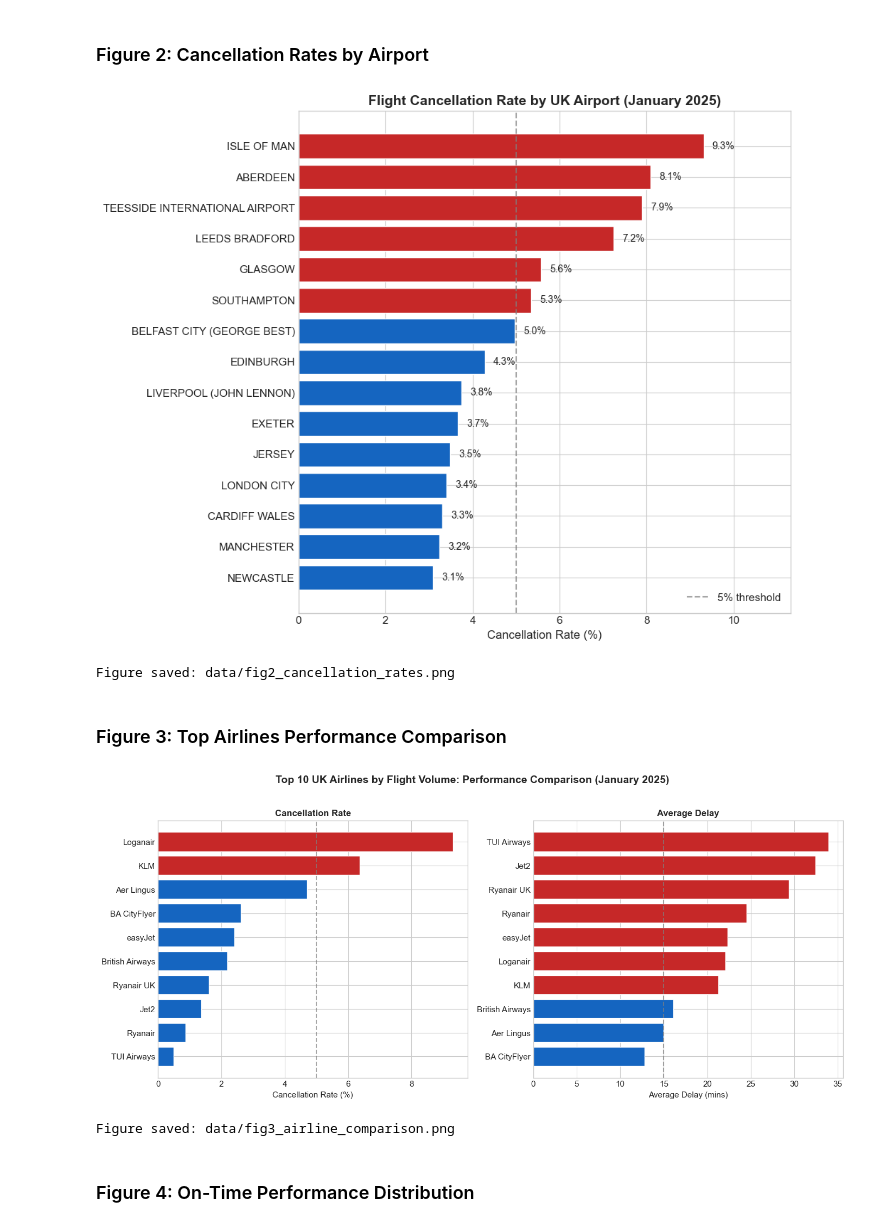
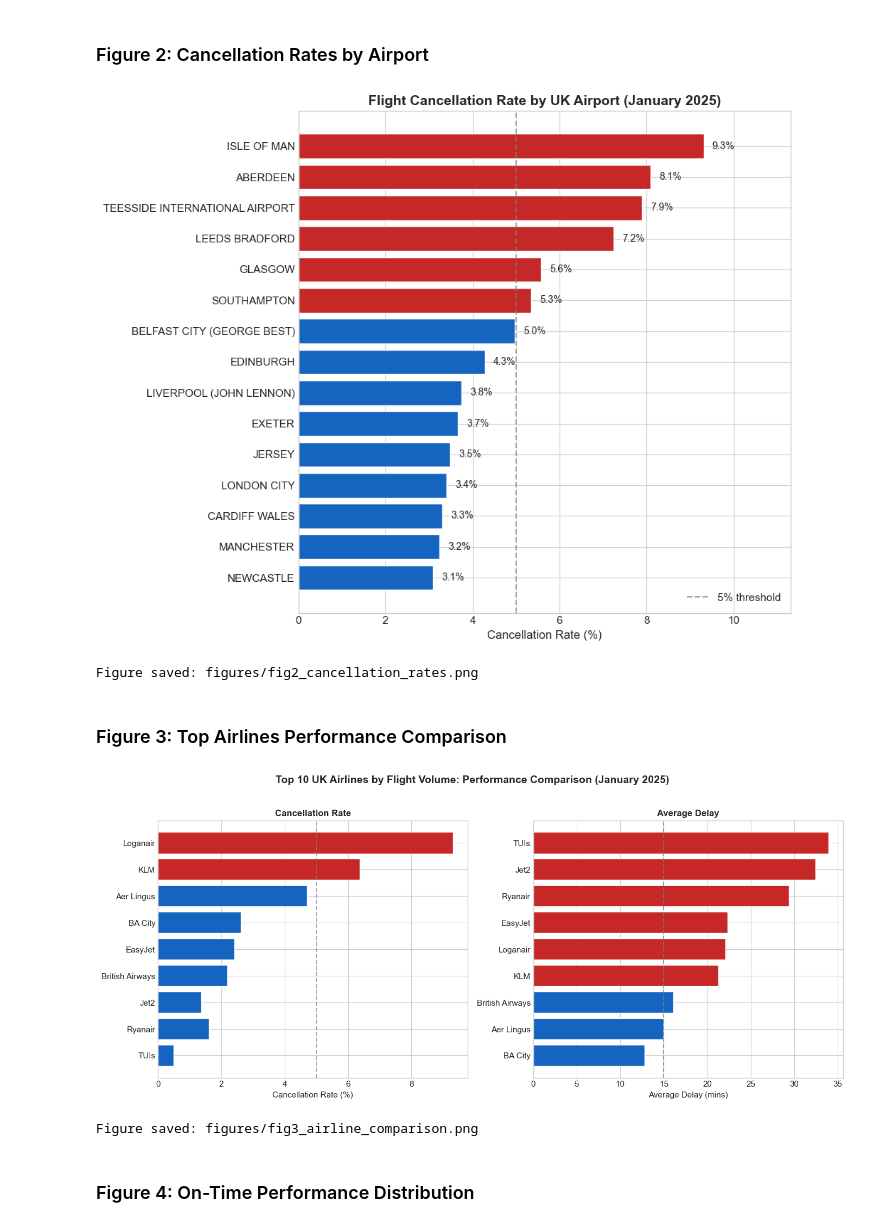
Before and after one commit to BP0323928/UK-Flight-Punctuality-Analysis-January-2025, a Jupyter notebook: uk_flight_punctuality_analysis.ipynb, the cells around one changed output. Cells and saved outputs as stored; diff of their text form; code cells hidden in the pictures.

```diff
--- a/uk_flight_punctuality_analysis.ipynb
+++ b/uk_flight_punctuality_analysis.ipynb
@@ -277,13 +277,13 @@ ax.legend(loc='lower right')
 ax.set_xlim(0, max(cancel_data['cancellation_rate']) + 2)
 
 plt.tight_layout()
-plt.savefig('data//fig2_cancellation_rates.png', dpi=150, bbox_inches='tight')
+plt.savefig('figures//fig2_cancellation_rates.png', dpi=150, bbox_inches='tight')
 plt.show()
 
-print("Figure saved: data/fig2_cancellation_rates.png")
+print("Figure saved: figures/fig2_cancellation_rates.png")
 # %% [output]
 [figure]
-Figure saved: data/fig2_cancellation_rates.png
+Figure saved: figures/fig2_cancellation_rates.png
 # %% [markdown]
 ### Figure 3: Top Airlines Performance Comparison
 # %%
@@ -294,47 +294,46 @@ top10 = top10.sort_values('cancellation_rate', ascending=True)
 # Shorten airline names for display
 name_map = {
     'BRITISH AIRWAYS PLC': 'British Airways',
-    'EASYJET UK LTD': 'easyJet',
+    'EASYJET UK LTD': 'EasyJet',
     'RYANAIR': 'Ryanair',
     'JET2.COM LTD': 'Jet2',
     'AER LINGUS': 'Aer Lingus',
     'LOGANAIR LTD': 'Loganair',
-    'RYANAIR UK LTD': 'Ryanair UK',
-    'KLM': 'KLM',
-    'BA CITYFLYER LTD': 'BA CityFlyer',
-    'TUI AIRWAYS LTD': 'TUI Airways'
+    'RYANAIR UK LTD': 'Ryanair',
+    'BA CITYFLYER LTD': 'BA City',
+    'TUI AIRWAYS LTD': 'TUIs'
 }
 top10.index = top10.index.map(lambda x: name_map.get(x, x))
 
 # Create figure with two subplots
 fig, (ax1, ax2) = plt.subplots(1, 2, figsize=(14, 6))
 
 # Left: Cancellation rate
 colors1 = ['#c62828' if x > 5 else '#1565c0' for x in top10['cancellation_rate']]
 ax1.barh(top10.index, top10['cancellation_rate'], color=colors1, edgecolor='white')
 ax1.set_xlabel('Cancellation Rate (%)', fontsize=11)
 ax1.set_title('Cancellation Rate', fontsize=12, fontweight='bold')
 ax1.axvline(x=5, color='gray', linestyle='--', alpha=0.7)
 
 # Right: Average delay
 top10_delay = top10.sort_values('average_delay_mins', ascending=True)
 colors2 = ['#c62828' if x > 20 else '#1565c0' for x in top10_delay['average_delay_mins']]
 ax2.barh(top10_delay.index, top10_delay['average_delay_mins'], color=colors2, edgecolor='white')
 ax2.set_xlabel('Average Delay (mins)', fontsize=11)
 ax2.set_title('Average Delay', fontsize=12, fontweight='bold')
 ax2.axvline(x=15, color='gray', linestyle='--', alpha=0.7)
 
 fig.suptitle('Top 10 UK Airlines by Flight Volume: Performance Comparison (January 2025)',
              fontsize=14, fontweight='bold', y=1.02)
 
 plt.tight_layout()
-plt.savefig('data//fig3_airline_comparison.png', dpi=150, bbox_inches='tight')
+plt.savefig('figures//fig3_airline_comparison.png', dpi=150, bbox_inches='tight')
 plt.show()
 
-print("Figure saved: data/fig3_airline_comparison.png")
+print("Figure saved: figures/fig3_airline_comparison.png")
 # %% [output]
-[figure, old version]
+[figure, new version]
-Figure saved: data/fig3_airline_comparison.png
+Figure saved: figures/fig3_airline_comparison.png
 # %% [markdown]
 ### Figure 4: On-Time Performance Distribution
 # %%
```
Also changed, not shown: parts of 5 cells of this notebook, 4 other files.
